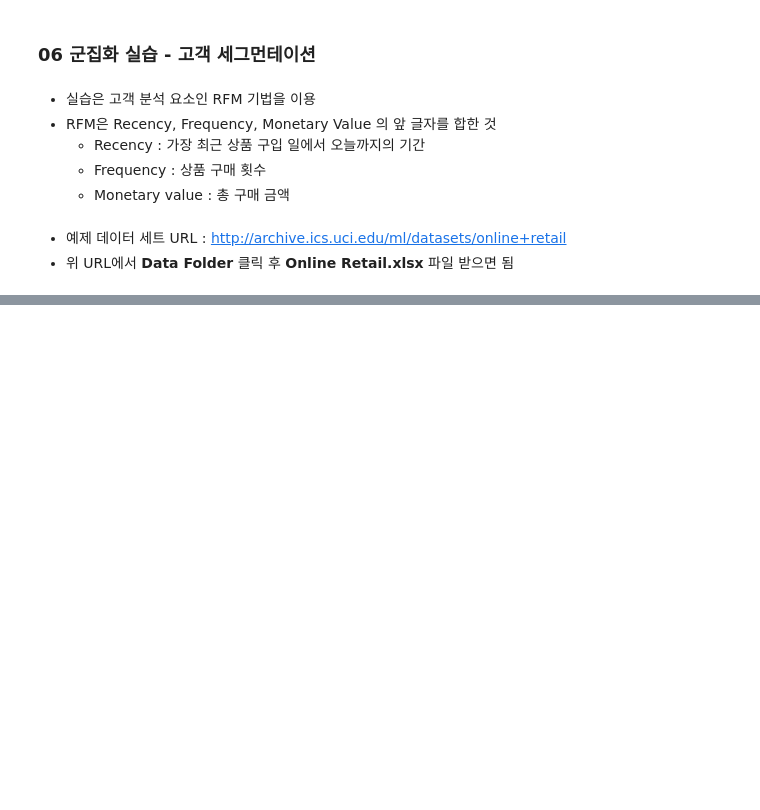
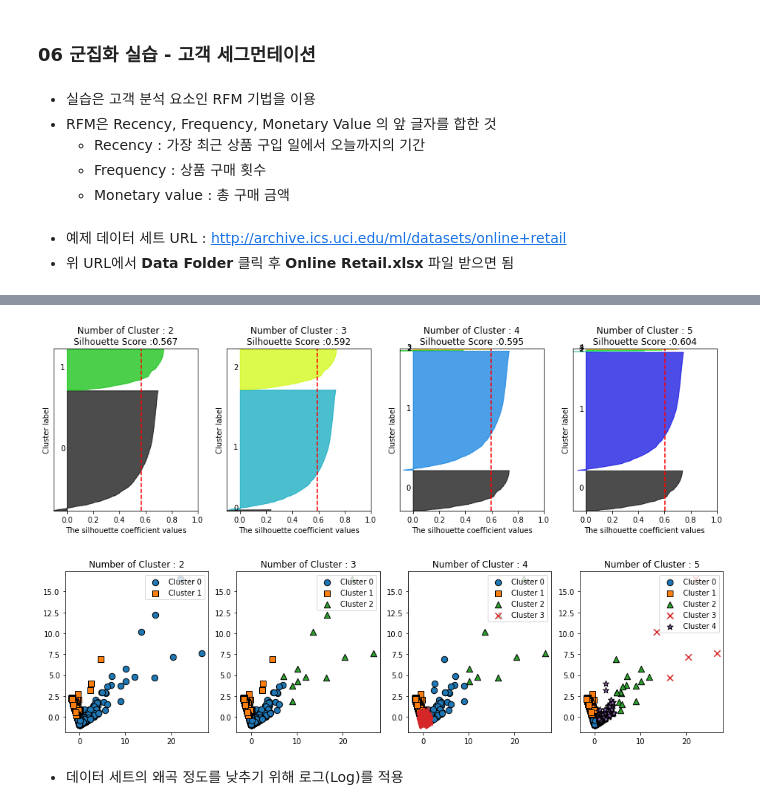
Before and after one commit to johyunkang/python-ml-guide, a Jupyter notebook: python_ml_perfect_guide_07_Clustering_06_customer_segmentation.ipynb, the cells around one changed output, grey strips where cells are left out. Cells and saved outputs as stored; diff of their text form; code cells hidden in the pictures; blank space fills up the shorter version.

```diff
--- a/python_ml_perfect_guide_07_Clustering_06_customer_segmentation.ipynb
+++ b/python_ml_perfect_guide_07_Clustering_06_customer_segmentation.ipynb
@@ -28,0 +226,13 @@ retail_df.head(3)
+# %%
+from sklearn.preprocessing import StandardScaler
+from sklearn.cluster import KMeans
+from sklearn.metrics import silhouette_score, silhouette_samples
+
+x_features = custdf[['Recency', 'Frequency', 'Monetary']].values
+x_features_scaled = StandardScaler().fit_transform(x_features)
+
+kmeans = KMeans(n_clusters=3, random_state=0)
+labels = kmeans.fit_predict(x_features_scaled)
+custdf['cluster_label'] = labels
+
+print('실루엣 스코어는 : {0:.3f}'.format(silhouette_score(x_features_scaled, labels)))
@@ -28,0 +343,8 @@ retail_df.head(3)
+# %%
+visualize_silhouette([2, 3, 4, 5], x_features_scaled)
+visualize_kmeans_plot_multi([2, 3, 4, 5], x_features_scaled)
+# %% [output]
+[figure, added]
+[figure, added]
+# %% [markdown]
+- 데이터 세트의 왜곡 정도를 낮추기 위해 로그(Log)를 적용
```
Also changed, not shown: parts of 29 cells of this notebook.
